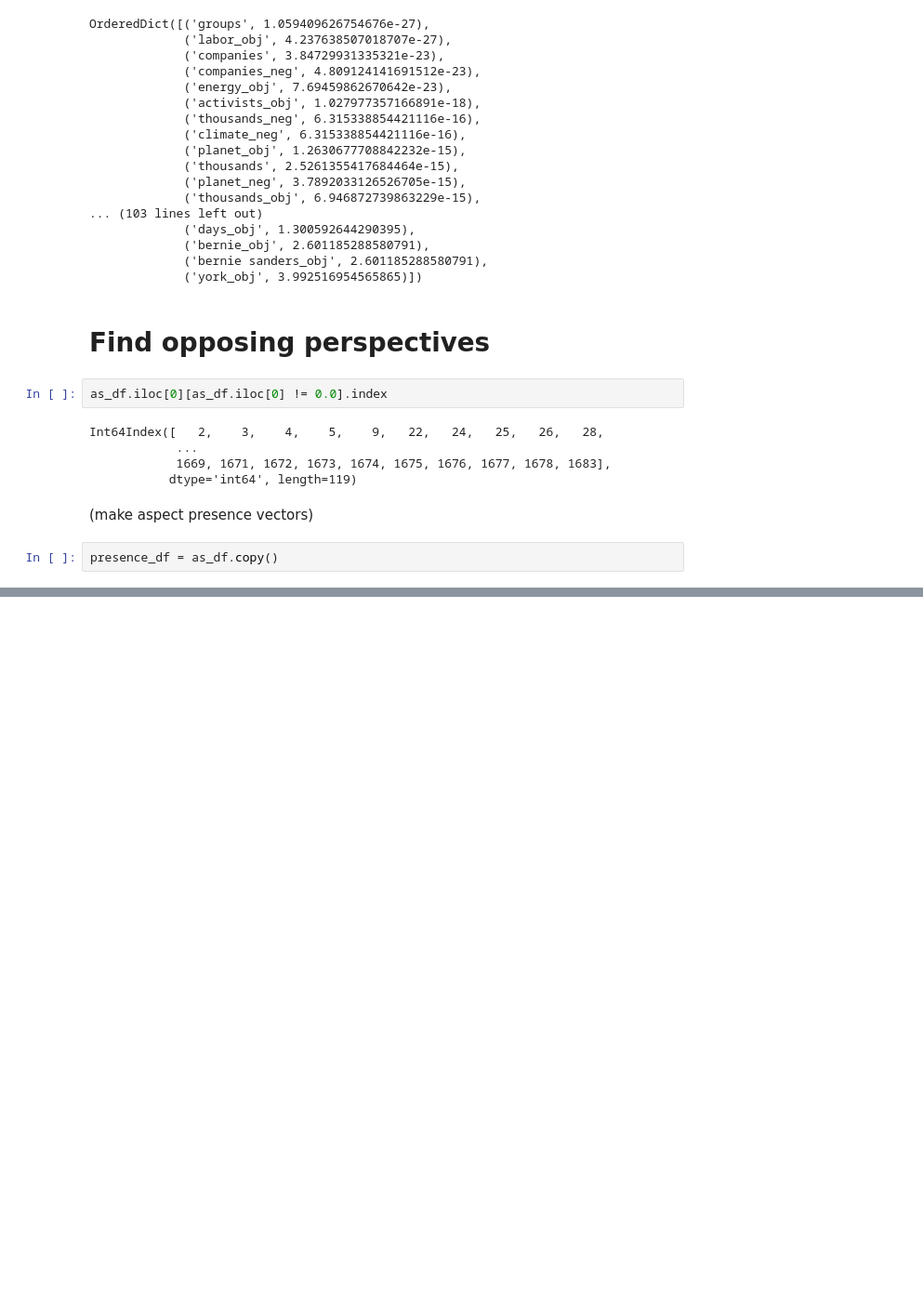
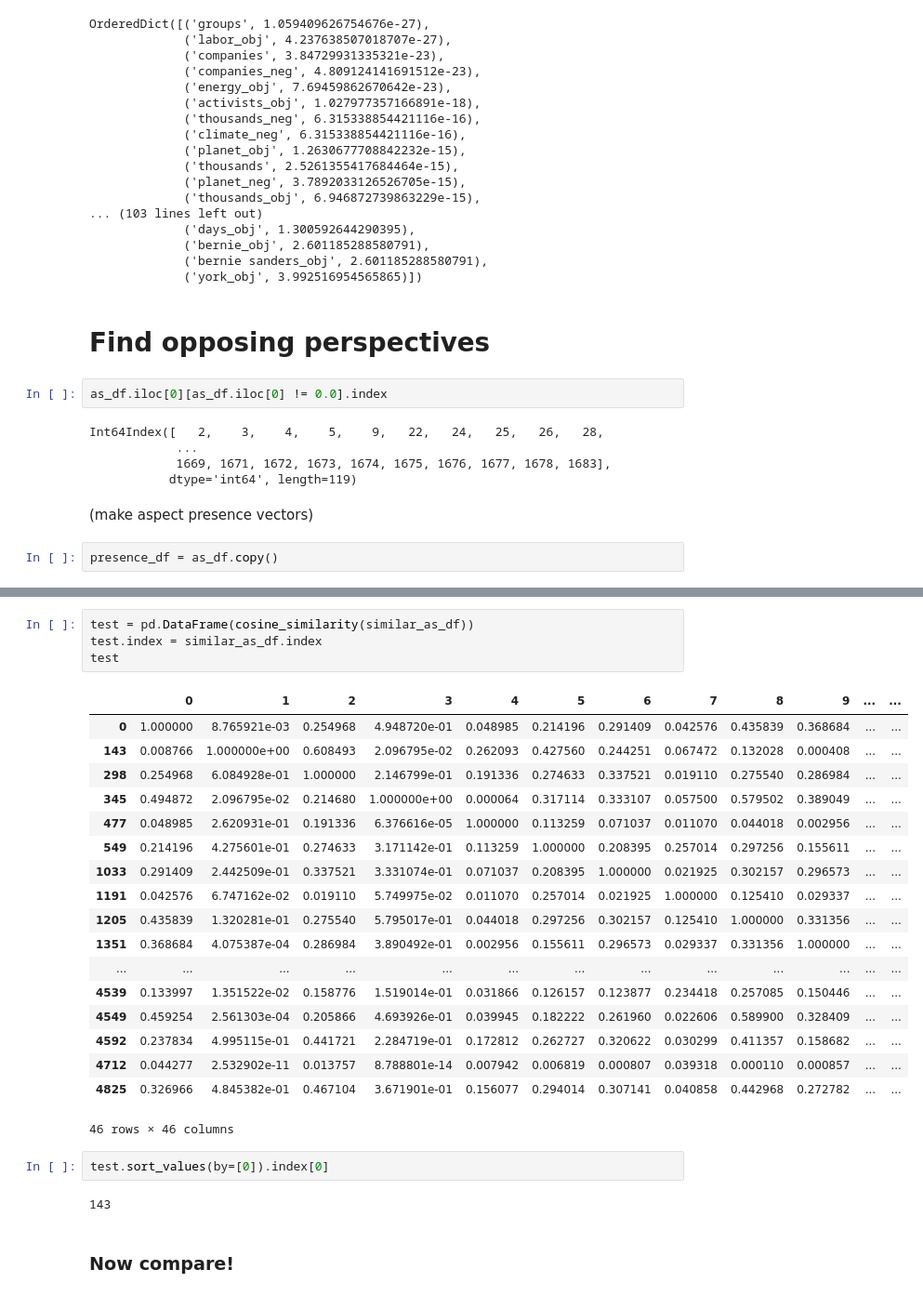
Before and after one commit to WarmCyan/perspective-mining-research, a Jupyter notebook: notebooks/AspectSentimentVectorDataExploration.ipynb, the cells around one changed output, grey strips where cells are left out. Shown: that part at 93% size. Cells and saved outputs as stored; diff of their text form; blank space fills up the shorter version.

```diff
--- a/notebooks/AspectSentimentVectorDataExploration.ipynb
+++ b/notebooks/AspectSentimentVectorDataExploration.ipynb
@@ -259,0 +359,29 @@ presence_df = as_df.copy()
+# %%
+test = pd.DataFrame(cosine_similarity(similar_as_df))
+test.index = similar_as_df.index
+test
+# %% [output]
+|  | 0 | 1 | 2 | 3 | 4 | 5 | 6 | 7 | 8 | 9 | ... | ... |
+| 0 | 1.000000 | 8.765921e-03 | 0.254968 | 4.948720e-01 | 0.048985 | 0.214196 | 0.291409 | 0.042576 | 0.435839 | 0.368684 | ... | ... |
+| 143 | 0.008766 | 1.000000e+00 | 0.608493 | 2.096795e-02 | 0.262093 | 0.427560 | 0.244251 | 0.067472 | 0.132028 | 0.000408 | ... | ... |
+| 298 | 0.254968 | 6.084928e-01 | 1.000000 | 2.146799e-01 | 0.191336 | 0.274633 | 0.337521 | 0.019110 | 0.275540 | 0.286984 | ... | ... |
+| 345 | 0.494872 | 2.096795e-02 | 0.214680 | 1.000000e+00 | 0.000064 | 0.317114 | 0.333107 | 0.057500 | 0.579502 | 0.389049 | ... | ... |
+| 477 | 0.048985 | 2.620931e-01 | 0.191336 | 6.376616e-05 | 1.000000 | 0.113259 | 0.071037 | 0.011070 | 0.044018 | 0.002956 | ... | ... |
+| 549 | 0.214196 | 4.275601e-01 | 0.274633 | 3.171142e-01 | 0.113259 | 1.000000 | 0.208395 | 0.257014 | 0.297256 | 0.155611 | ... | ... |
+| 1033 | 0.291409 | 2.442509e-01 | 0.337521 | 3.331074e-01 | 0.071037 | 0.208395 | 1.000000 | 0.021925 | 0.302157 | 0.296573 | ... | ... |
+| 1191 | 0.042576 | 6.747162e-02 | 0.019110 | 5.749975e-02 | 0.011070 | 0.257014 | 0.021925 | 1.000000 | 0.125410 | 0.029337 | ... | ... |
+| 1205 | 0.435839 | 1.320281e-01 | 0.275540 | 5.795017e-01 | 0.044018 | 0.297256 | 0.302157 | 0.125410 | 1.000000 | 0.331356 | ... | ... |
+| 1351 | 0.368684 | 4.075387e-04 | 0.286984 | 3.890492e-01 | 0.002956 | 0.155611 | 0.296573 | 0.029337 | 0.331356 | 1.000000 | ... | ... |
+| ... | ... | ... | ... | ... | ... | ... | ... | ... | ... | ... | ... | ... |
+| 4539 | 0.133997 | 1.351522e-02 | 0.158776 | 1.519014e-01 | 0.031866 | 0.126157 | 0.123877 | 0.234418 | 0.257085 | 0.150446 | ... | ... |
+| 4549 | 0.459254 | 2.561303e-04 | 0.205866 | 4.693926e-01 | 0.039945 | 0.182222 | 0.261960 | 0.022606 | 0.589900 | 0.328409 | ... | ... |
+| 4592 | 0.237834 | 4.995115e-01 | 0.441721 | 2.284719e-01 | 0.172812 | 0.262727 | 0.320622 | 0.030299 | 0.411357 | 0.158682 | ... | ... |
+| 4712 | 0.044277 | 2.532902e-11 | 0.013757 | 8.788801e-14 | 0.007942 | 0.006819 | 0.000807 | 0.039318 | 0.000110 | 0.000857 | ... | ... |
+| 4825 | 0.326966 | 4.845382e-01 | 0.467104 | 3.671901e-01 | 0.156077 | 0.294014 | 0.307141 | 0.040858 | 0.442968 | 0.272782 | ... | ... |
+46 rows × 46 columns
+# %%
+test.sort_values(by=[0]).index[0]
+# %% [output]
+143
+# %% [markdown]
+### Now compare!
```
Also changed, not shown: parts of 12 cells of this notebook.
